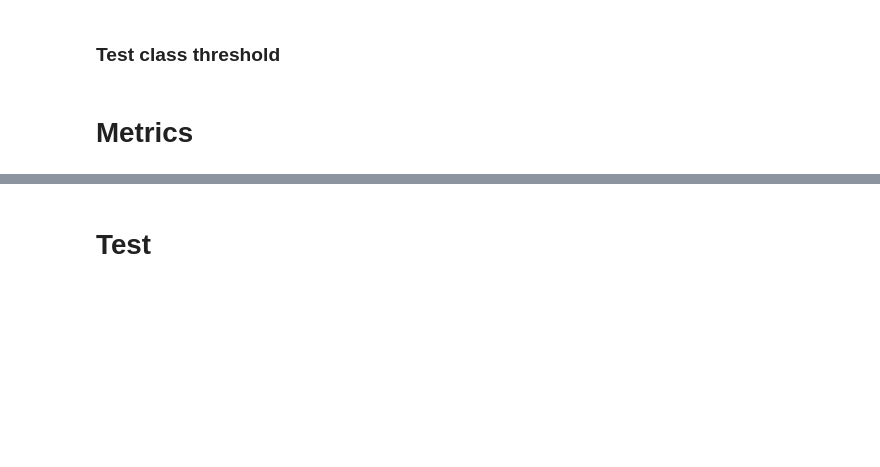
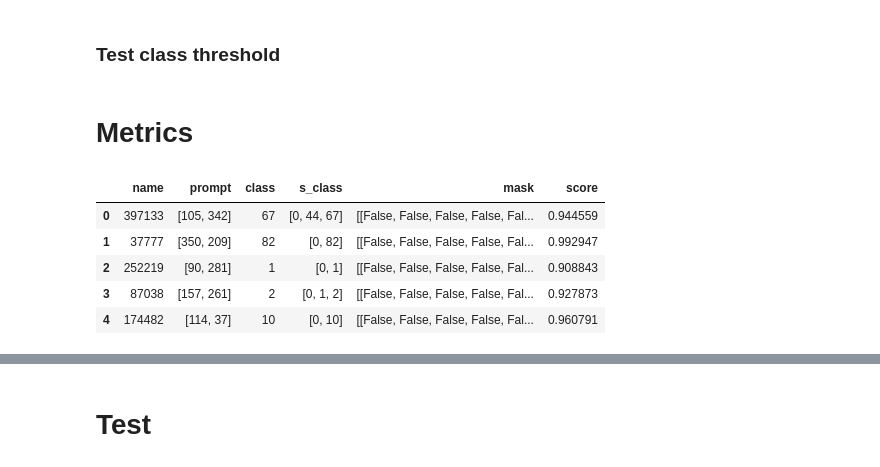
Before and after one commit to simoneangarano/BenchSAM, a Jupyter notebook: MobileSAM Test.ipynb, the cells around one changed output, grey strips where cells are left out. Drawn from its saved outputs; the diff is of its cells as text; code cells hidden in the pictures; blank space fills up the shorter version.

```diff
--- a/MobileSAM Test.ipynb
+++ b/MobileSAM Test.ipynb
@@ -366,10 +361,17 @@ def show_samples(pie_df, target_df, pred_df, n=5):
     print('Legend: Target -> Orange, Prediction -> Blue')
     pie_df.iloc[:n].apply(lambda x: show_entry(x, target_df, pred_df), axis=1)
 # %%
-df_p = pd.read_pickle(f"results/{DATASET}_prompts.pkl")
-df_0 = pd.read_pickle(f"results/{DATASET}_{MODEL}_0.pkl")
-df_s = pd.read_pickle(f"results/{DATASET}_{MODEL}_{SPARSITY}.pkl")
+df_p = pd.read_pickle(f"results/{EXPERIMENT}{DATASET}_prompts.pkl")
+df_0 = pd.read_pickle(f"results/{EXPERIMENT}{DATASET}_SAM_0.pkl")
+df_s = pd.read_pickle(f"results/{EXPERIMENT}{DATASET}_{MODEL}_0.pkl")
 df_0.head()
+# %% [output]
+|  | name | prompt | class | s_class | mask | score |
+| 0 | 397133 | [105, 342] | 67 | [0, 44, 67] | [[False, False, False, False, Fal... | 0.944559 |
+| 1 | 37777 | [350, 209] | 82 | [0, 82] | [[False, False, False, False, Fal... | 0.992947 |
+| 2 | 252219 | [90, 281] | 1 | [0, 1] | [[False, False, False, False, Fal... | 0.908843 |
+| 3 | 87038 | [157, 261] | 2 | [0, 1, 2] | [[False, False, False, False, Fal... | 0.927873 |
+| 4 | 174482 | [114, 37] | 10 | [0, 10] | [[False, False, False, False, Fal... | 0.960791 |
 # %%
 df_0s = get_analytics(df_0, df_s)
 df_0s.head()
```
Also changed, not shown: parts of 8 cells of this notebook, 3 other files.
